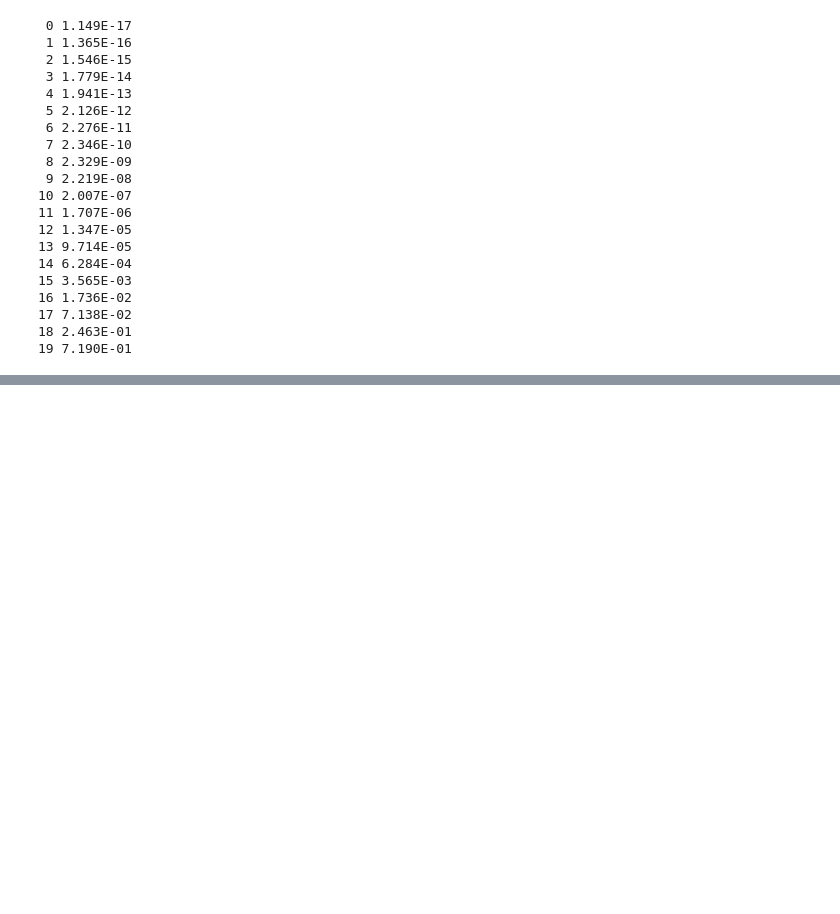
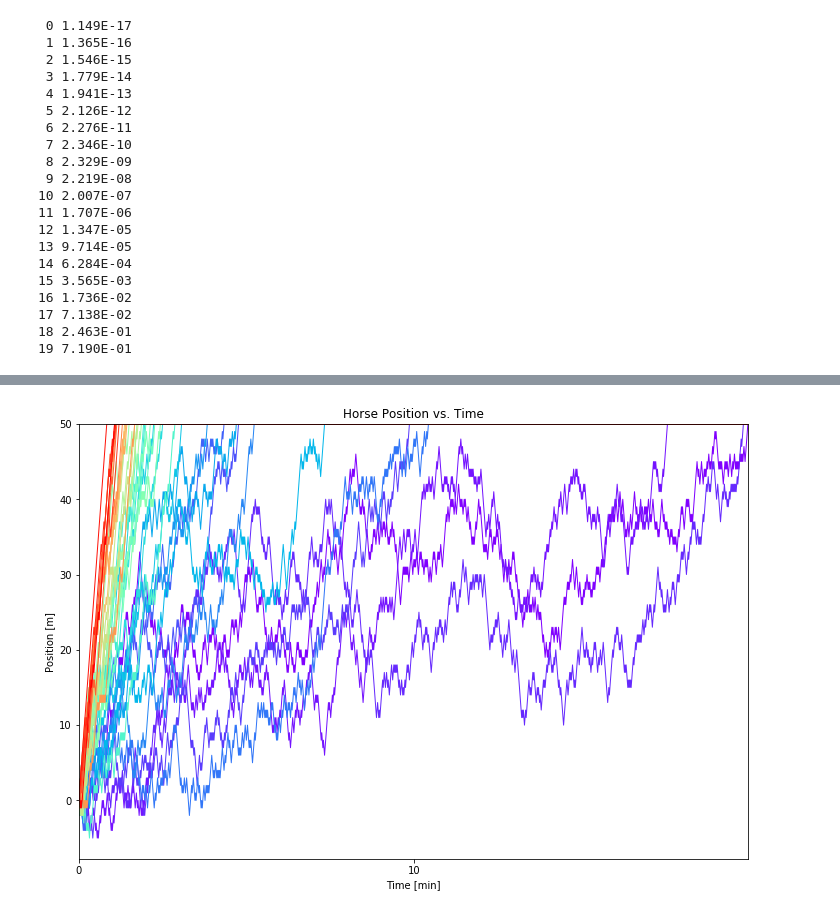
Before and after one commit to andrewzwicky/puzzles, a Jupyter notebook: FiveThirtyEightRiddler/2017-05-05/classic_derby.ipynb, the cells around one changed output, grey strips where cells are left out. Cells and saved outputs as stored; diff of their text form; code cells hidden in the pictures; blank space fills up the shorter version.

```diff
--- a/FiveThirtyEightRiddler/2017-05-05/classic_derby.ipynb
+++ b/FiveThirtyEightRiddler/2017-05-05/classic_derby.ipynb
@@ -471,16 +355,21 @@ def calc_var(L, prob):
 # %%
-def approximate_horse_winning(race, winning_horse_index):
-    winner_prob = race.horse_probabilities()[winning_horse_index]
-    other_horse_probs = [prob for i,prob in enumerate(race.horse_probabilities())
-                         if i != winning_horse_index]
+def approximate_horse_winning(race, winner_index):
+    horse_mus = [race.distance/prob for prob in race.horse_probabilities()]
+    horse_vars = [(race.distance* (1-prob))/prob**2 for prob in race.horse_probabilities()]
+
+    winner_mu = horse_mus[winner_index]
+    winner_var = horse_vars[winner_index]
+
+    del horse_mus[winner_index]
+    del horse_vars[winner_index]
+
     num_loser_horses = race.num_horses() -1
 
-    mus = np.array([DISTANCE/winner_prob - DISTANCE/prob for prob in other_horse_probs])
+    mus = winner_mu * np.ones(num_loser_horses)
+    mus -= horse_mus
 
-    covar = calc_var(DISTANCE, winner_prob) * np.ones((num_loser_horses,num_loser_horses))
-
-    covar[np.diag_indices_from(covar)] += [calc_var(DISTANCE, prob)
-                                           for prob in other_horse_probs]
+    covar = winner_var * np.ones((num_loser_horses,num_loser_horses))
+    covar[np.diag_indices_from(covar)] += horse_vars
 
     low = -500 * np.ones(num_loser_horses)
     upp = 0.5 * np.ones(num_loser_horses)
@@ -546,0 +433,12 @@ plot_win_probs(derby, win_probs, CMAP)
+# %%
+HORSE_FORWARD_PROBS = [.5 + .01*i for i in range(1, 41)]
+DISTANCE = 50
+
+derby = Race(HORSE_FORWARD_PROBS,DISTANCE)
+derby.run_race()
+
+CMAP = cm.rainbow(np.linspace(0, 1, derby.num_horses()))
+# %%
+plot_positions(derby, CMAP)
+# %% [output]
+[figure, added]
```
Also changed, not shown: parts of 37 cells of this notebook, 2 other files.
